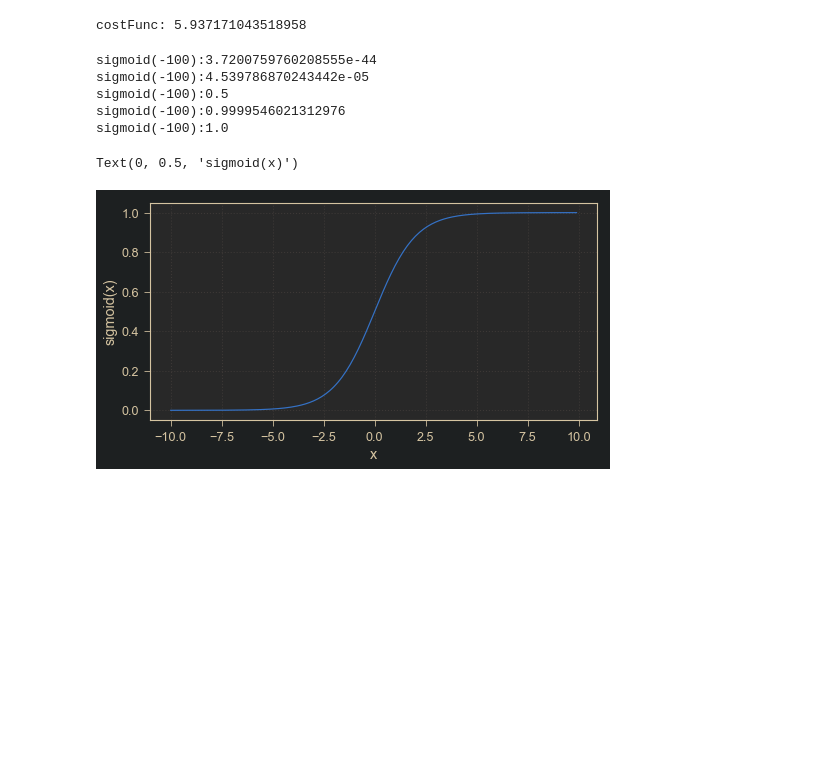
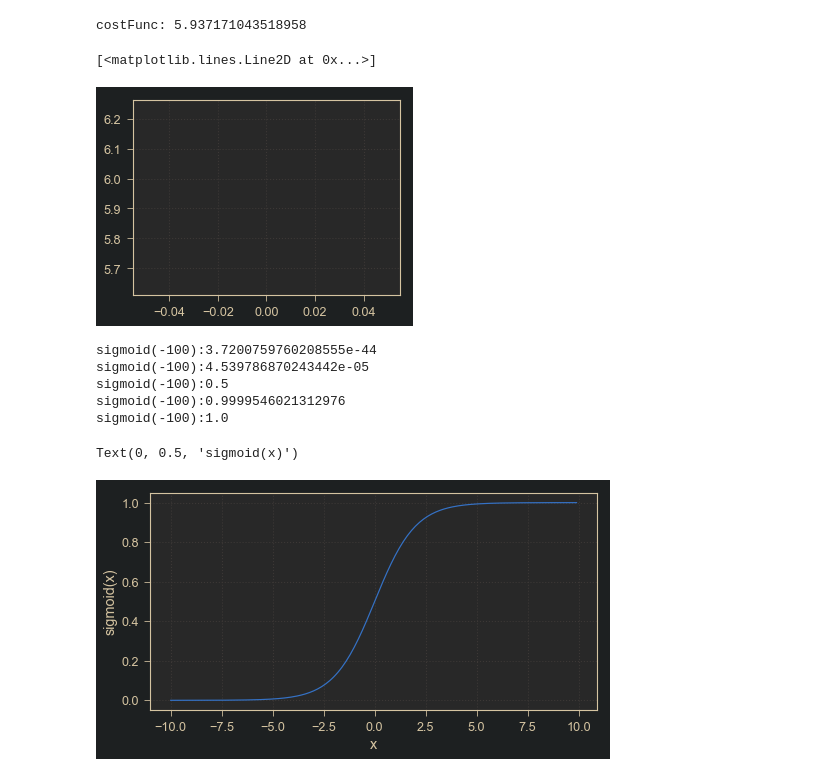
Before and after one commit to aporlo21/multicampus, a Jupyter notebook: Data_Analyse_Park2/prof_Park/day17_quiz01.ipynb, the cells around one changed output. Cells and saved outputs as stored; diff of their text form; code cells hidden in the pictures; blank space fills up the shorter version.

```diff
--- a/Data_Analyse_Park2/prof_Park/day17_quiz01.ipynb
+++ b/Data_Analyse_Park2/prof_Park/day17_quiz01.ipynb
@@ -26,6 +28,14 @@ yhat=[4,13,12,30]
 print('costFunc:', costToYhat(y,yhat))
 # %% [output]
 costFunc: 5.937171043518958
+# %%
+import matplotlib.pylab as plt
+y=[3,7,10,20]
+yhat=[4,13,12,30]
+plt.plot(costToYhat(y,yhat))
+# %% [output]
+[<matplotlib.lines.Line2D at 0x...>]
+[figure, added]
 # %%
 # 문제 2
 # sigmoid 함수를 구현해 보세요.
```
Also changed, not shown: parts of 2 cells of this notebook, 2 other files.
